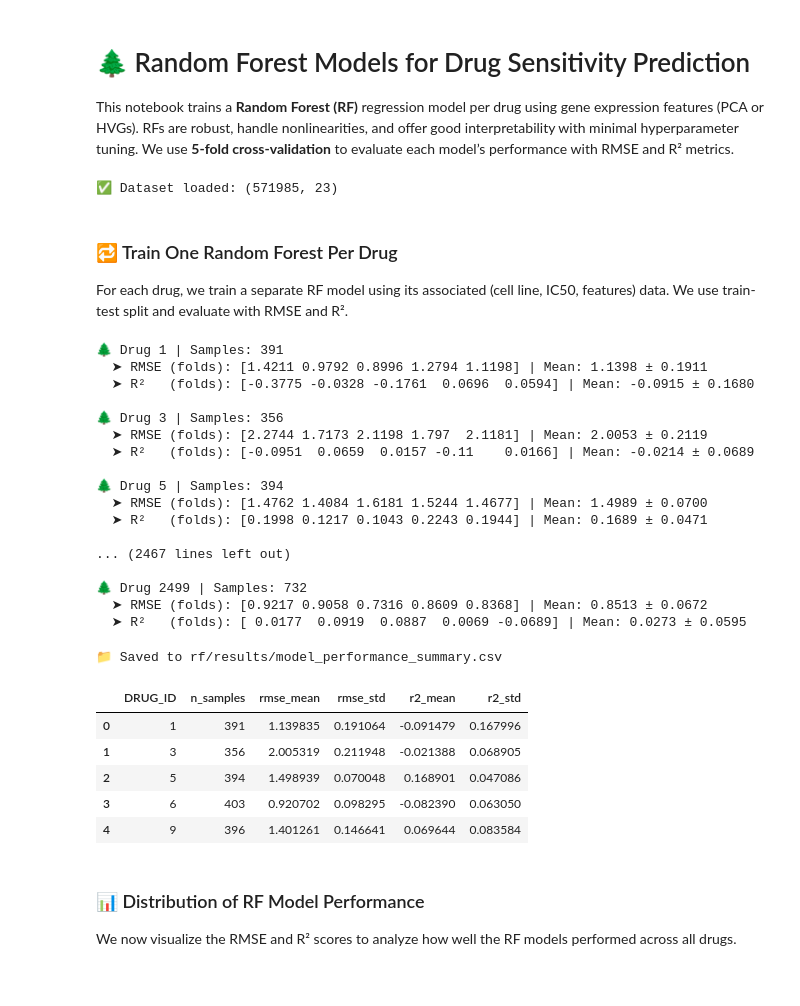
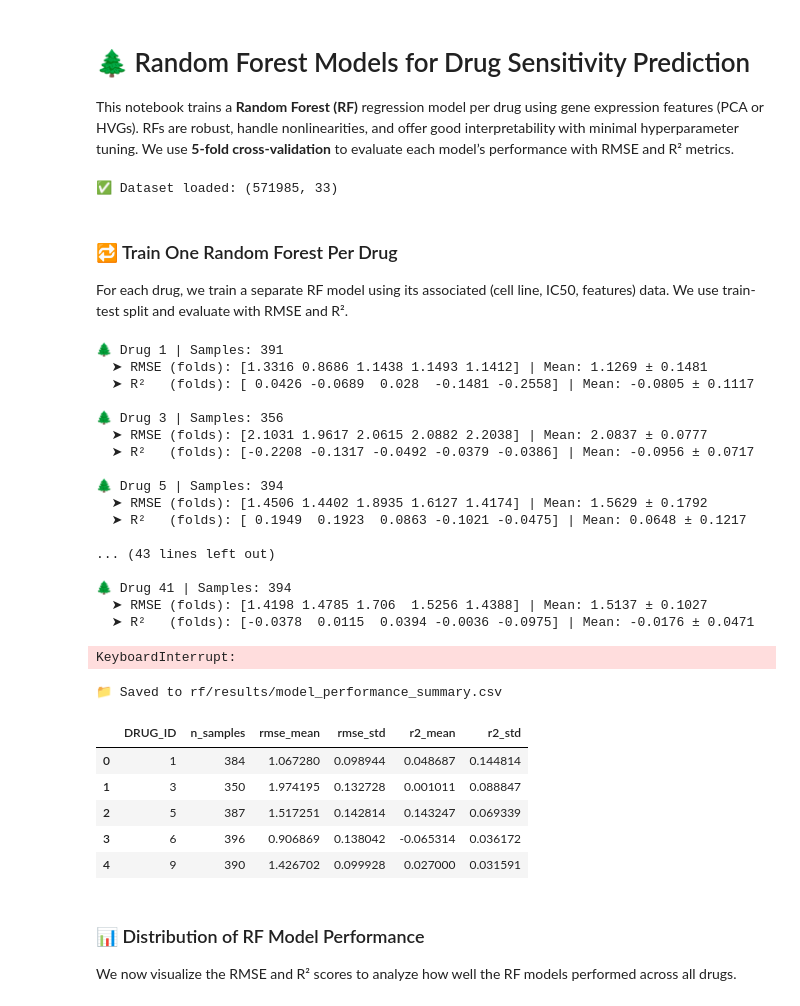
Before and after one commit to goncalo-aroeira/thesis_implementation, a Jupyter notebook: bulk_state_of_the_art/notebooks/04_model_training/02_complex_baselines/02_rf.ipynb, the cells around one changed output. Saved outputs shown, nothing was run; the diff lists cells and outputs as text; code cells hidden in the pictures.

```diff
--- a/bulk_state_of_the_art/notebooks/04_model_training/02_complex_baselines/02_rf.ipynb
+++ b/bulk_state_of_the_art/notebooks/04_model_training/02_complex_baselines/02_rf.ipynb
@@ -16,12 +16,12 @@ import seaborn as sns
 NUM_PCS = 20
 
 # Choose your dataset (PCA or HVG)
-DATA_PATH = "../../../data/bulk/bulk_with_pca.parquet"
+DATA_PATH = "../../../data/processed/bulk_with_pca_embeddings.parquet"
 data = pd.read_parquet(DATA_PATH)
 
 print("✅ Dataset loaded:", data.shape)
 # %% [output]
-✅ Dataset loaded: (571985, 23)
+✅ Dataset loaded: (571985, 33)
 # %% [markdown]
 ### 🔁 Train One Random Forest Per Drug
 
@@ -44,8 +44,8 @@ for drug_id in sorted(data["DRUG_ID"].unique()):
         print(f"⚠️ Skipped drug {drug_id} (samples: {df.shape[0]})")
         continue
 
-    X = df[gene_cols].values
-    y = df["LN_IC50"].values
+    X = df[gene_cols].values.astype("float64")
+    y = df["LN_IC50"].values.astype("float64")
 
     model = RandomForestRegressor(
         n_estimators=100,
@@ -71,39 +71,40 @@ for drug_id in sorted(data["DRUG_ID"].unique()):
     })
 
     model.fit(X, y)
-    joblib.dump(model, f"rf/models/rf_drug_{drug_id}.pkl")
+    #joblib.dump(model, f"rf/models/rf_drug_{drug_id}.pkl")
 # %% [output]
 🌲 Drug 1 | Samples: 391
-  ➤ RMSE (folds): [1.4211 0.9792 0.8996 1.2794 1.1198] | Mean: 1.1398 ± 0.1911
-  ➤ R²   (folds): [-0.3775 -0.0328 -0.1761  0.0696  0.0594] | Mean: -0.0915 ± 0.1680
+  ➤ RMSE (folds): [1.3316 0.8686 1.1438 1.1493 1.1412] | Mean: 1.1269 ± 0.1481
+  ➤ R²   (folds): [ 0.0426 -0.0689  0.028  -0.1481 -0.2558] | Mean: -0.0805 ± 0.1117
 
 🌲 Drug 3 | Samples: 356
-  ➤ RMSE (folds): [2.2744 1.7173 2.1198 1.797  2.1181] | Mean: 2.0053 ± 0.2119
-  ➤ R²   (folds): [-0.0951  0.0659  0.0157 -0.11    0.0166] | Mean: -0.0214 ± 0.0689
+  ➤ RMSE (folds): [2.1031 1.9617 2.0615 2.0882 2.2038] | Mean: 2.0837 ± 0.0777
+  ➤ R²   (folds): [-0.2208 -0.1317 -0.0492 -0.0379 -0.0386] | Mean: -0.0956 ± 0.0717
 
 🌲 Drug 5 | Samples: 394
-  ➤ RMSE (folds): [1.4762 1.4084 1.6181 1.5244 1.4677] | Mean: 1.4989 ± 0.0700
-  ➤ R²   (folds): [0.1998 0.1217 0.1043 0.2243 0.1944] | Mean: 0.1689 ± 0.0471
+  ➤ RMSE (folds): [1.4506 1.4402 1.8935 1.6127 1.4174] | Mean: 1.5629 ± 0.1792
+  ➤ R²   (folds): [ 0.1949  0.1923  0.0863 -0.1021 -0.0475] | Mean: 0.0648 ± 0.1217
 
-... (2467 lines left out)
+... (43 lines left out)
 
-🌲 Drug 2499 | Samples: 732
-  ➤ RMSE (folds): [0.9217 0.9058 0.7316 0.8609 0.8368] | Mean: 0.8513 ± 0.0672
-  ➤ R²   (folds): [ 0.0177  0.0919  0.0887  0.0069 -0.0689] | Mean: 0.0273 ± 0.0595
+🌲 Drug 41 | Samples: 394
+  ➤ RMSE (folds): [1.4198 1.4785 1.706  1.5256 1.4388] | Mean: 1.5137 ± 0.1027
+  ➤ R²   (folds): [-0.0378  0.0115  0.0394 -0.0036 -0.0975] | Mean: -0.0176 ± 0.0471
+KeyboardInterrupt:
 # %%
 results_df = pd.DataFrame(results)
-results_df.to_csv(f"rf/results/model_performance_summary_{NUM_PCS}_pcs.csv", index=False)
+results_df.to_csv(f"rf/results/teste.csv", index=False)
 
 print("📁 Saved to rf/results/model_performance_summary.csv")
 results_df.head()
 # %% [output]
 📁 Saved to rf/results/model_performance_summary.csv
 |  | DRUG_ID | n_samples | rmse_mean | rmse_std | r2_mean | r2_std |
-| 0 | 1 | 391 | 1.139835 | 0.191064 | -0.091479 | 0.167996 |
-| 1 | 3 | 356 | 2.005319 | 0.211948 | -0.021388 | 0.068905 |
-| 2 | 5 | 394 | 1.498939 | 0.070048 | 0.168901 | 0.047086 |
-| 3 | 6 | 403 | 0.920702 | 0.098295 | -0.082390 | 0.063050 |
-| 4 | 9 | 396 | 1.401261 | 0.146641 | 0.069644 | 0.083584 |
+| 0 | 1 | 384 | 1.067280 | 0.098944 | 0.048687 | 0.144814 |
+| 1 | 3 | 350 | 1.974195 | 0.132728 | 0.001011 | 0.088847 |
+| 2 | 5 | 387 | 1.517251 | 0.142814 | 0.143247 | 0.069339 |
+| 3 | 6 | 396 | 0.906869 | 0.138042 | -0.065314 | 0.036172 |
+| 4 | 9 | 390 | 1.426702 | 0.099928 | 0.027000 | 0.031591 |
 # %% [markdown]
 ### 📊 Distribution of RF Model Performance
 We now visualize the RMSE and R² scores to analyze how well the RF models performed across all drugs.
```
Also changed, not shown: parts of 5 cells of this notebook, 4 other files.
